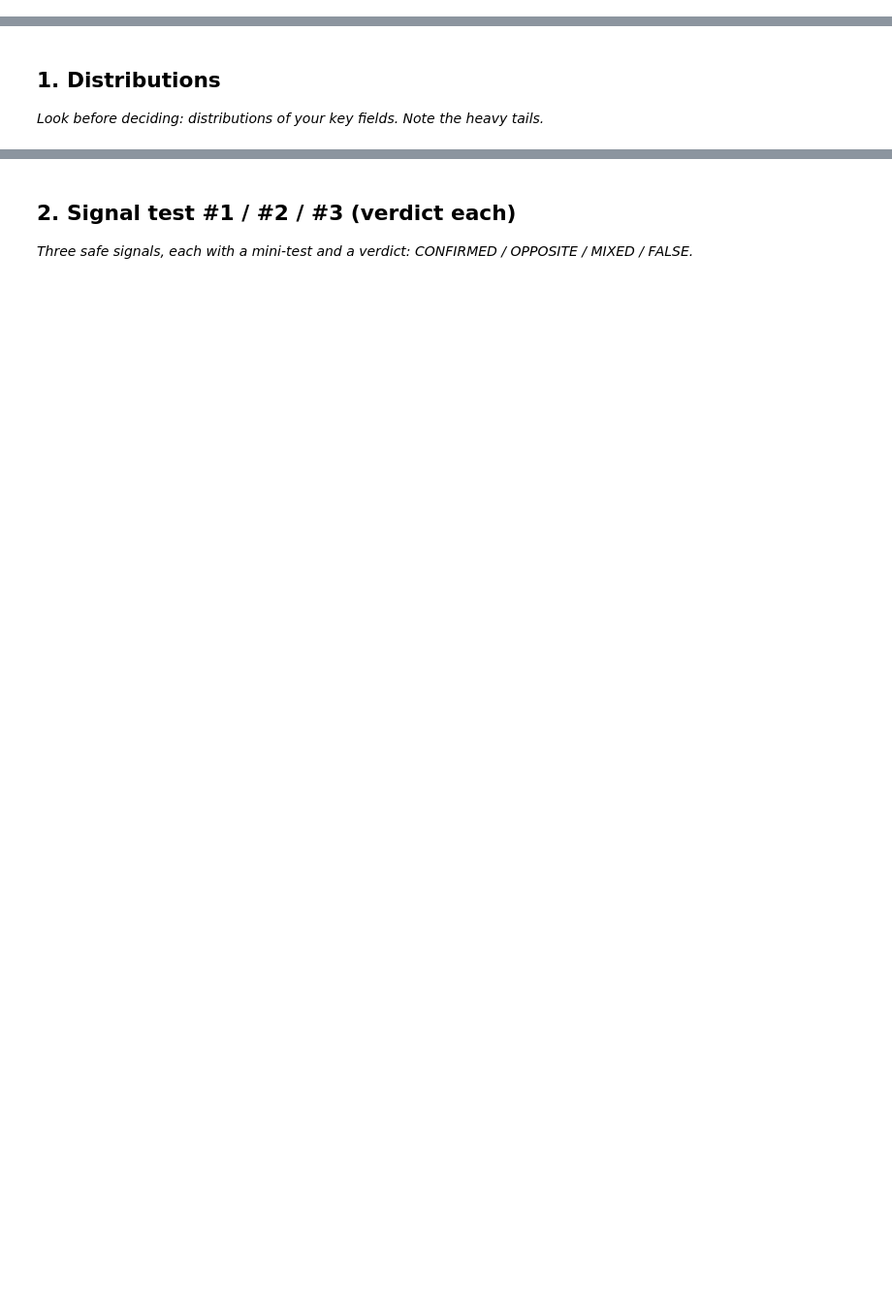
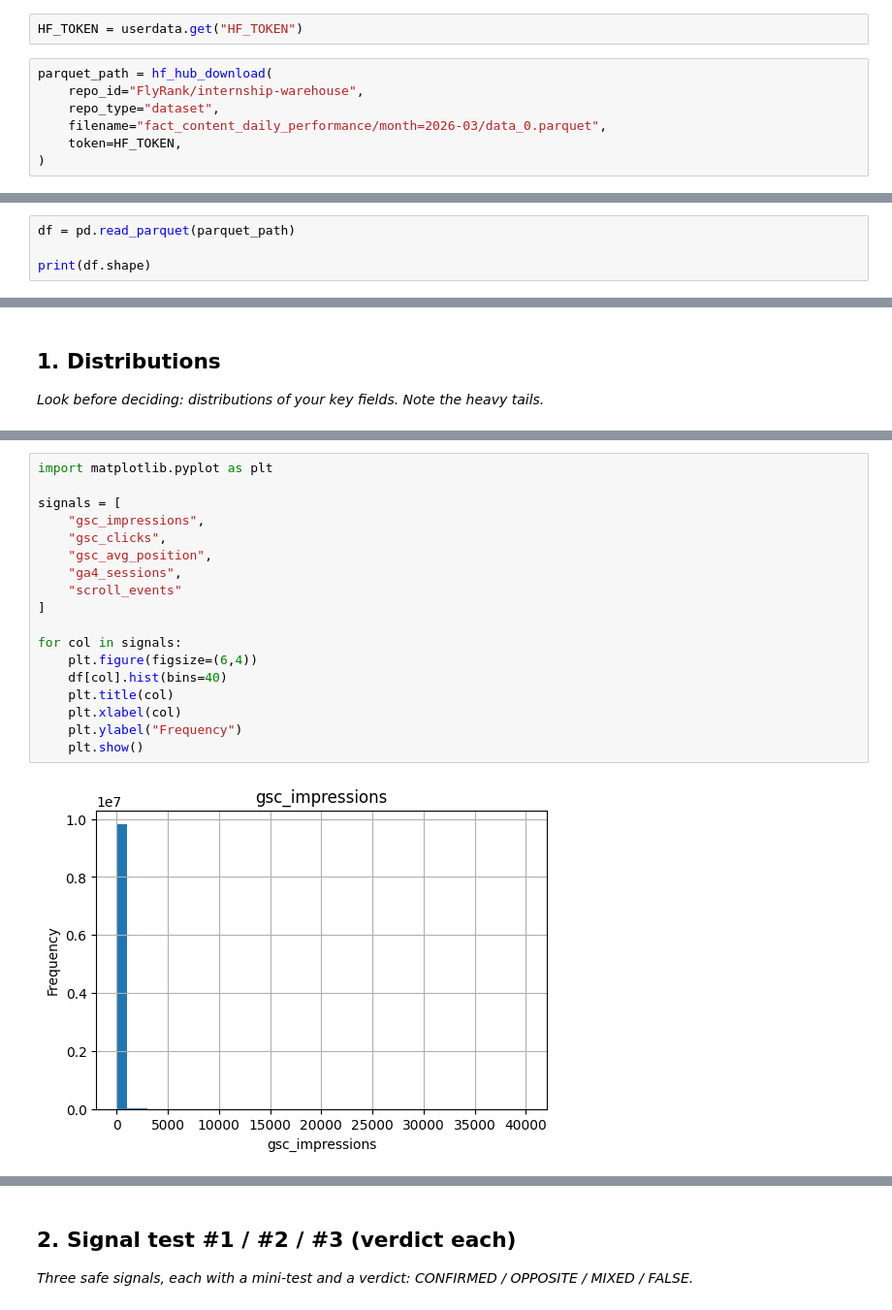
Before and after one commit to hapepaAhmed/my-capstone-project, a Jupyter notebook: work/notebooks/w04_signal_audit.ipynb, the cells around one changed output, grey strips where cells are left out. Shown at 97% size. Drawn from its saved outputs; the diff is of its cells as text; blank space fills up the shorter version.

```diff
--- a/work/notebooks/w04_signal_audit.ipynb
+++ b/work/notebooks/w04_signal_audit.ipynb
@@ -8,0 +18,9 @@ This skeleton is yours to fill. Work the sections **in order** — each one has
+# %%
+HF_TOKEN = userdata.get("HF_TOKEN")
+# %%
+parquet_path = hf_hub_download(
+    repo_id="FlyRank/internship-warehouse",
+    repo_type="dataset",
+    filename="fact_content_daily_performance/month=2026-03/data_0.parquet",
+    token=HF_TOKEN,
+)
@@ -8,0 +29,4 @@ This skeleton is yours to fill. Work the sections **in order** — each one has
+# %%
+df = pd.read_parquet(parquet_path)
+
+print(df.shape)
@@ -15,0 +43,20 @@ This skeleton is yours to fill. Work the sections **in order** — each one has
+# %%
+import matplotlib.pyplot as plt
+
+signals = [
+    "gsc_impressions",
+    "gsc_clicks",
+    "gsc_avg_position",
+    "ga4_sessions",
+    "scroll_events"
+]
+
+for col in signals:
+    plt.figure(figsize=(6,4))
+    df[col].hist(bins=40)
+    plt.title(col)
+    plt.xlabel(col)
+    plt.ylabel("Frequency")
+    plt.show()
+# %% [output]
+[figure, added]
```
Also changed, not shown: parts of 16 cells of this notebook.
